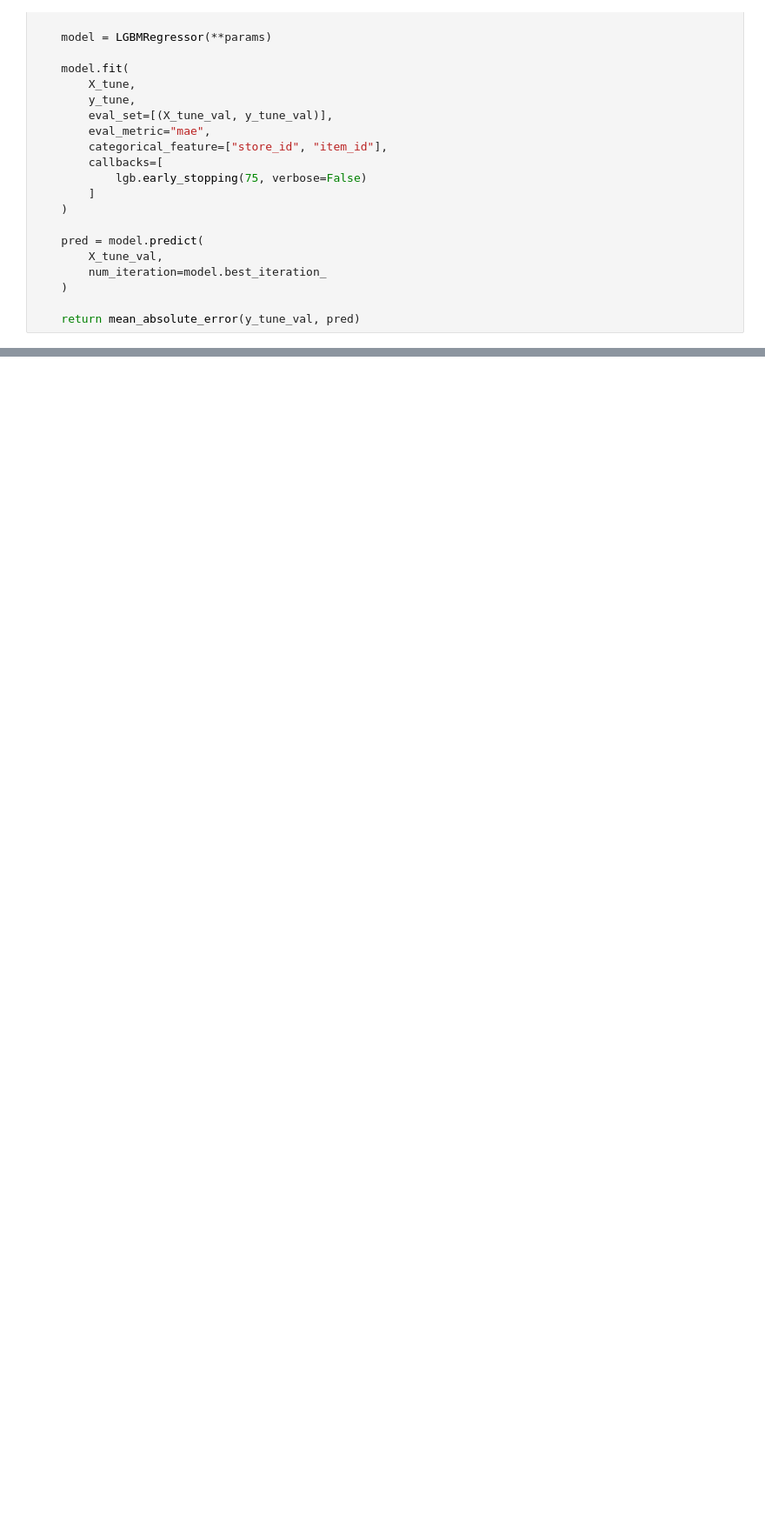
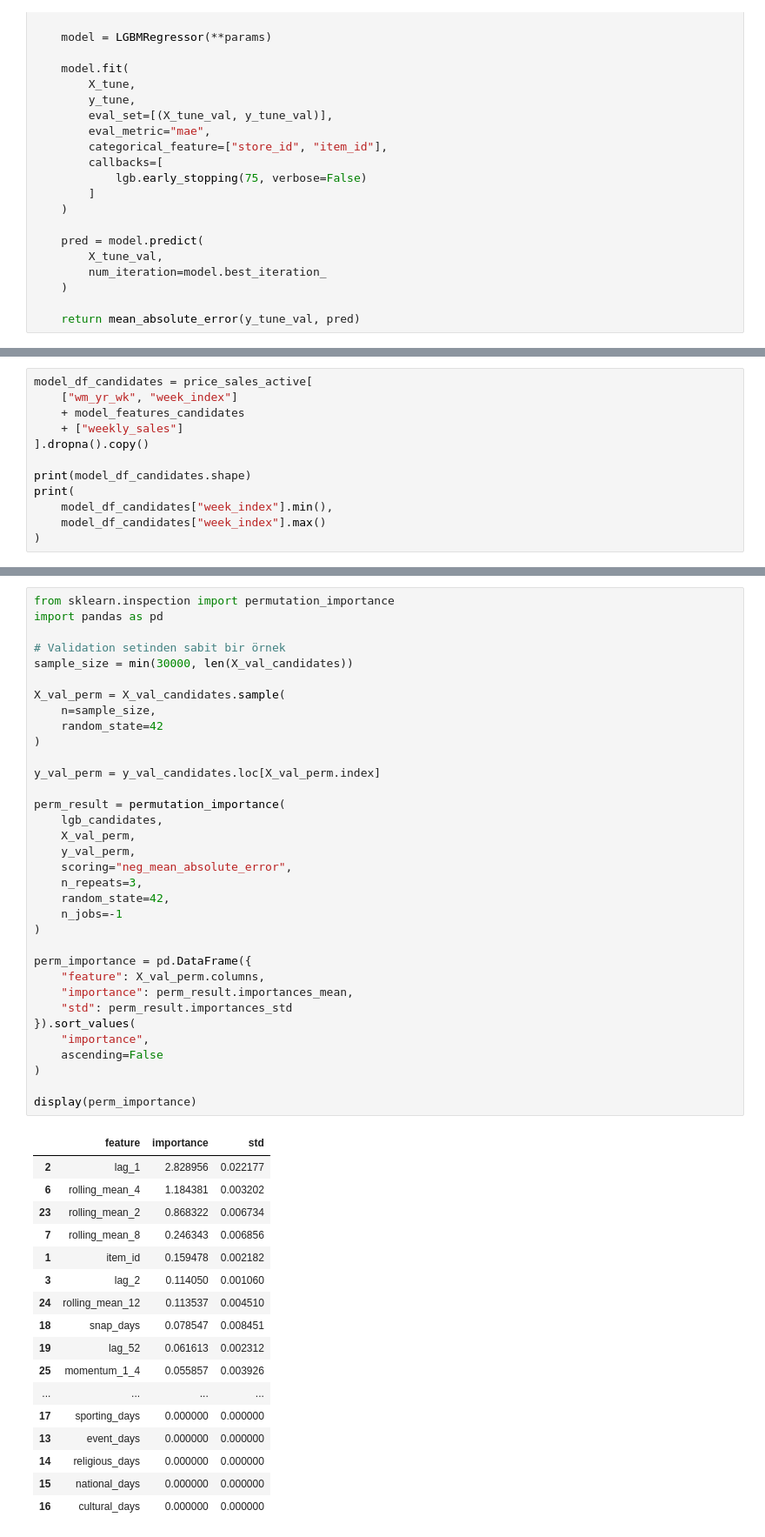
Before and after one commit to zehradedebali-cyber/retail-demand-forecasting, a Jupyter notebook: notebooks/01_data_exploration_RECOVERED.ipynb, the cells around one changed output, grey strips where cells are left out. Shown at 87% size. Saved outputs shown, nothing was run; the diff lists cells and outputs as text; blank space fills up the shorter version.

```diff
--- a/notebooks/01_data_exploration_RECOVERED.ipynb
+++ b/notebooks/01_data_exploration_RECOVERED.ipynb
@@ -1673,0 +2938,12 @@ print(
+# %%
+model_df_candidates = price_sales_active[
+    ["wm_yr_wk", "week_index"]
+    + model_features_candidates
+    + ["weekly_sales"]
+].dropna().copy()
+
+print(model_df_candidates.shape)
+print(
+    model_df_candidates["week_index"].min(),
+    model_df_candidates["week_index"].max()
+)
@@ -1673,0 +3066,52 @@ print(
+# %%
+from sklearn.inspection import permutation_importance
+import pandas as pd
+
+# Validation setinden sabit bir örnek
+sample_size = min(30000, len(X_val_candidates))
+
+X_val_perm = X_val_candidates.sample(
+    n=sample_size,
+    random_state=42
+)
+
+y_val_perm = y_val_candidates.loc[X_val_perm.index]
+
+perm_result = permutation_importance(
+    lgb_candidates,
+    X_val_perm,
+    y_val_perm,
+    scoring="neg_mean_absolute_error",
+    n_repeats=3,
+    random_state=42,
+    n_jobs=-1
+)
+
+perm_importance = pd.DataFrame({
+    "feature": X_val_perm.columns,
+    "importance": perm_result.importances_mean,
+    "std": perm_result.importances_std
+}).sort_values(
+    "importance",
+    ascending=False
+)
+
+display(perm_importance)
+# %% [output]
+|  | feature | importance | std |
+| 2 | lag_1 | 2.828956 | 0.022177 |
+| 6 | rolling_mean_4 | 1.184381 | 0.003202 |
+| 23 | rolling_mean_2 | 0.868322 | 0.006734 |
+| 7 | rolling_mean_8 | 0.246343 | 0.006856 |
+| 1 | item_id | 0.159478 | 0.002182 |
+| 3 | lag_2 | 0.114050 | 0.001060 |
+| 24 | rolling_mean_12 | 0.113537 | 0.004510 |
+| 18 | snap_days | 0.078547 | 0.008451 |
+| 19 | lag_52 | 0.061613 | 0.002312 |
+| 25 | momentum_1_4 | 0.055857 | 0.003926 |
+| ... | ... | ... | ... |
+| 17 | sporting_days | 0.000000 | 0.000000 |
+| 13 | event_days | 0.000000 | 0.000000 |
+| 14 | religious_days | 0.000000 | 0.000000 |
+| 15 | national_days | 0.000000 | 0.000000 |
+| 16 | cultural_days | 0.000000 | 0.000000 |
```
Also changed, not shown: parts of 150 cells of this notebook.
